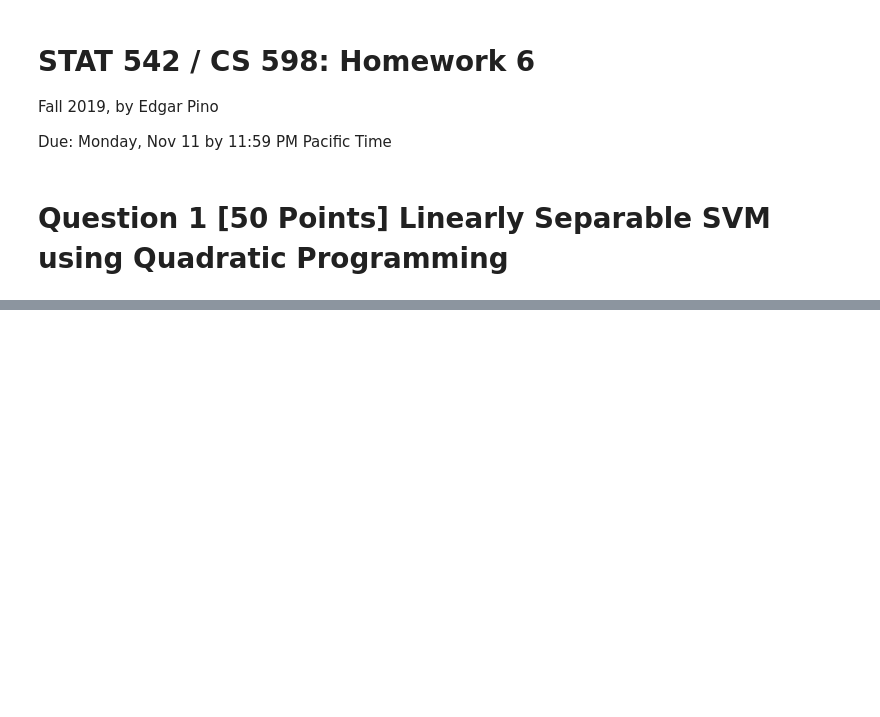
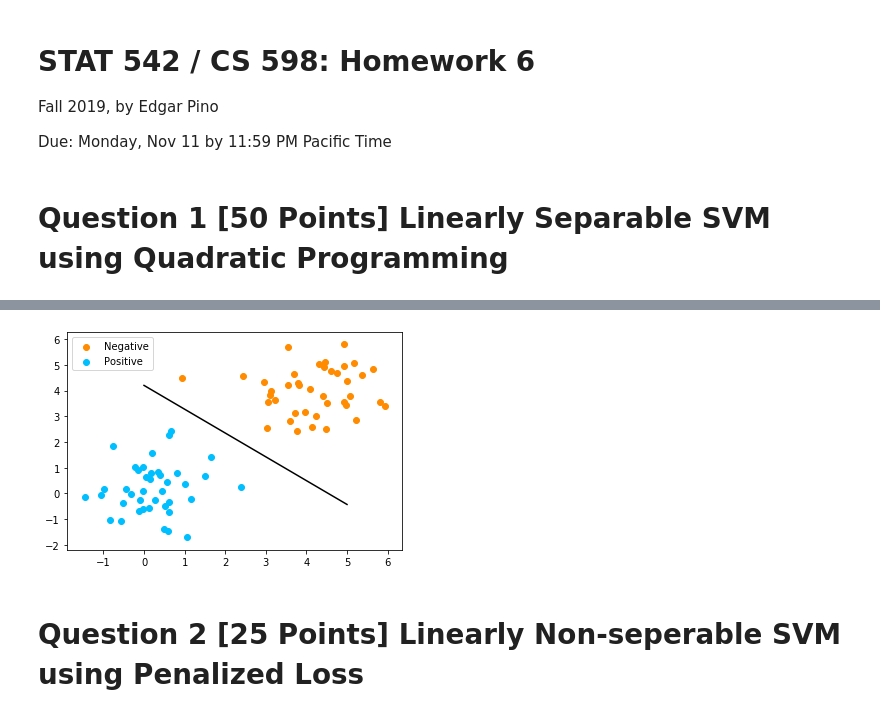
Before and after one commit to edgar971/cs598-stats, a Jupyter notebook: week-10/HW6_edgarsp2.ipynb, the cells around one changed output, grey strips where cells are left out. Saved outputs shown, nothing was run; the diff lists cells and outputs as text; code cells hidden in the pictures; blank space fills up the shorter version.

```diff
--- a/week-10/HW6_edgarsp2.ipynb
+++ b/week-10/HW6_edgarsp2.ipynb
@@ -85,0 +57,35 @@ array([ 1,  1,  1,  1,  1,  1,  1,  1,  1,  1,  1,  1,  1,  1,  1,  1,  1,
+# %%
+def plot_separator(ax, w, b):
+    slope = -w[0] / w[1]
+    intercept = -b / w[1]
+    x = np.arange(0, 6)
+    ax.plot(x, x * slope + intercept, 'k-')
+# %%
+def plot_data_with_labels(x, y, ax):
+    unique = np.unique(y)
+    for li in range(len(unique)):
+        x_sub = x[y == unique[li]]
+        label = 'Positive' if unique[li] == 1 else 'Negative'
+        ax.scatter(x_sub[:, 0], x_sub[:, 1], c = COLOR_LABELS[li], label=label)
+# %%
+sol = fit(x, y)
+alphas = np.array(sol['x'])
+# %%
+w = np.sum(alphas * y[:, None] * x, axis = 0)
+cond = (alphas > 1e-4).reshape(-1)
+b = y[cond] - np.dot(x[cond], w)
+bias = b[0]
+
+norm = np.linalg.norm(w)
+w, bias = w / norm, bias / norm
+
+fig, ax = plt.subplots()
+plot_separator(ax, w, bias)
+plot_data_with_labels(x, y, ax)
+
+plt.legend()
+plt.show()
+# %% [output]
+[figure, added]
+# %% [markdown]
+# Question 2 [25 Points] Linearly Non-seperable SVM using Penalized Loss
```
Also changed, not shown: parts of 32 cells of this notebook.
